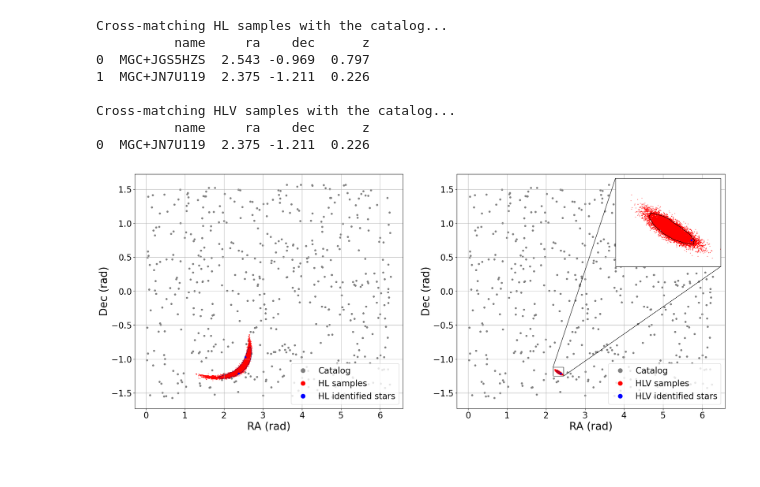
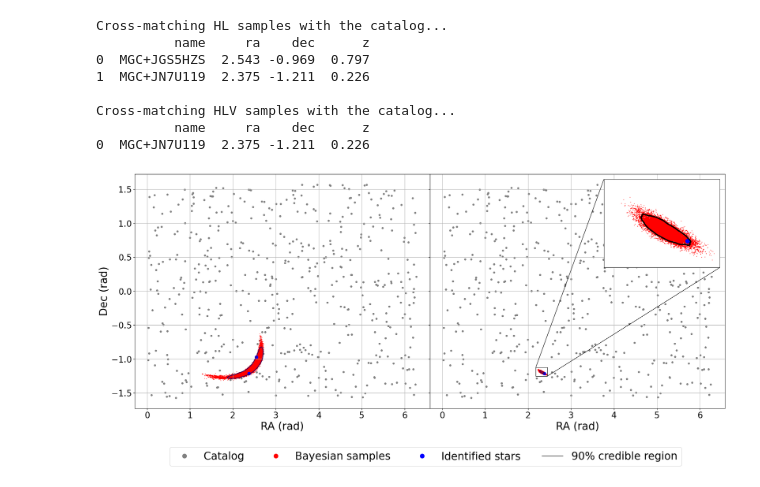
Before and after one commit to ljf441/gw-cosmology, a Jupyter notebook: cosmology.ipynb, the cells around one changed output. Cells and saved outputs as stored; diff of their text form; code cells hidden in the pictures.

```diff
--- a/cosmology.ipynb
+++ b/cosmology.ipynb
@@ -265,5 +414,5 @@ def get_kde(samples, catalog_dict, labels=['HL', 'HLV']):
 # %%
-dfs = get_kde([HL_samples, HLV_samples], catalog_dict)
+RA, DEC, densities, thresholds, labels, dfs, samples = get_kde([HL_samples, HLV_samples], catalog_dict)
 # %% [output]
 Cross-matching HL samples with the catalog...
           name     ra    dec      z
@@ -273,4 +422,3 @@ Cross-matching HL samples with the catalog...
 Cross-matching HLV samples with the catalog...
           name     ra    dec      z
 0  MGC+JN7U119  2.375 -1.211  0.226
-[figure, removed]
@@ -287,3 +425,7 @@ def measure_hubble(samples, df):
+# %%
+plot_matches(RA, DEC, densities, thresholds, labels, dfs, samples)
+# %% [output]
+[figure, added]
 # %%
 measure_hubble(HLV_samples, dfs[1])
 # %% [output]
```
Also changed, not shown: parts of 11 cells of this notebook, 21 other files.
